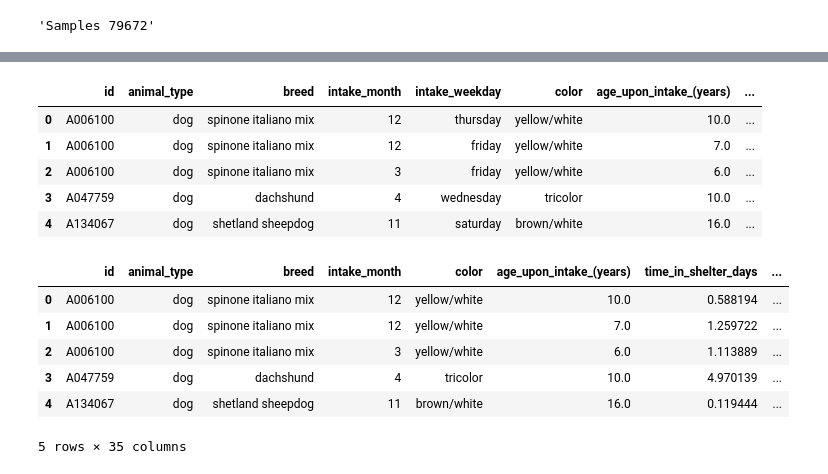
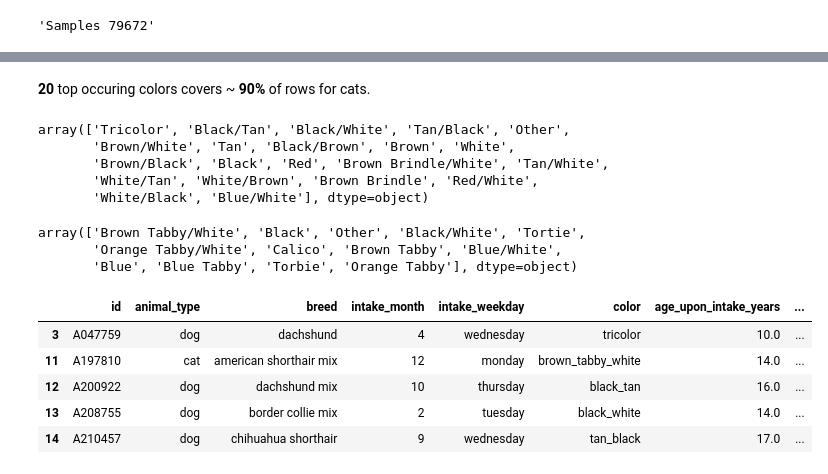
Before and after one commit to tara-pogancev/animal-adoption-prediction, a Jupyter notebook: AAC - EDA.ipynb, the cells around one changed output, grey strips where cells are left out. Saved outputs shown, nothing was run; the diff lists cells and outputs as text; code cells hidden in the pictures.

```diff
--- a/AAC - EDA.ipynb
+++ b/AAC - EDA.ipynb
@@ -112,0 +152,6 @@ aac_df.head(20)
+# %%
+filter_dogs = aac_df['animal_type'] == 'Dog'
+dogs_df = aac_df[filter_dogs]
+
+filter_cats = aac_df['animal_type'] == 'Cat'
+cats_df = aac_df[filter_cats]
@@ -113,36 +278,60 @@ aac_df.head(20)
+# %% [markdown]
+**20** top occuring colors covers ~ **90%** of rows for cats.
+# %%
+def leave_top_colors(top_colors):
+    return lambda color: color if color in top_colors else 'Other'
+# %%
+dogs_colors_top_90 = set(dogs_df['color'].value_counts(normalize=True).keys()[:20])
+aac_df.loc[filter_dogs, 'color'] = aac_df[filter_dogs]['color'].apply(leave_top_colors(dogs_colors_top_90))
+aac_df[filter_dogs]['color'].unique()
+# %% [output]
+array(['Tricolor', 'Black/Tan', 'Black/White', 'Tan/Black', 'Other',
+       'Brown/White', 'Tan', 'Black/Brown', 'Brown', 'White',
+       'Brown/Black', 'Black', 'Red', 'Brown Brindle/White', 'Tan/White',
+       'White/Tan', 'White/Brown', 'Brown Brindle', 'Red/White',
+       'White/Black', 'Blue/White'], dtype=object)
+# %%
+cats_colors_top_90 = set(cats_df['color'].value_counts(normalize=True).keys()[:12])
+aac_df.loc[filter_cats, 'color'] = aac_df[filter_cats]['color'].apply(leave_top_colors(cats_colors_top_90))
+aac_df[filter_cats]['color'].unique()
+# %% [output]
+array(['Brown Tabby/White', 'Black', 'Other', 'Black/White', 'Tortie',
+       'Orange Tabby/White', 'Calico', 'Brown Tabby', 'Blue/White',
+       'Blue', 'Blue Tabby', 'Torbie', 'Orange Tabby'], dtype=object)
 # %%
 # string columns to lowercase
 str_cols = [
     'animal_type',
     'breed',
     'color',
+    'intake_weekday',
     'intake_type',
-    'intake_weekday',
     'intake_condition',
     'sex',
     'reproductive_state_intake',
     'reproductive_state_outcome'
 ]
 
 for col in str_cols:
     aac_df[col] = aac_df[col].str.lower()
 
 aac_df['intake_type'] = aac_df['intake_type'].str.replace(' ', '_')
-
+aac_df['color'] = aac_df['color'].str.replace(r'[ /]', '_', regex='True')
 aac_df.head()
 # %% [output]
-|  | id | animal_type | breed | intake_month | intake_weekday | color | age_upon_intake_(years) | ... |
-| 0 | A006100 | dog | spinone italiano mix | 12 | thursday | yellow/white | 10.0 | ... |
-| 1 | A006100 | dog | spinone italiano mix | 12 | friday | yellow/white | 7.0 | ... |
-| 2 | A006100 | dog | spinone italiano mix | 3 | friday | yellow/white | 6.0 | ... |
+|  | id | animal_type | breed | intake_month | intake_weekday | color | age_upon_intake_years | ... |
 | 3 | A047759 | dog | dachshund | 4 | wednesday | tricolor | 10.0 | ... |
-| 4 | A134067 | dog | shetland sheepdog | 11 | saturday | brown/white | 16.0 | ... |
+| 11 | A197810 | cat | american shorthair mix | 12 | monday | brown_tabby_white | 14.0 | ... |
+| 12 | A200922 | dog | dachshund mix | 10 | thursday | black_tan | 16.0 | ... |
+| 13 | A208755 | dog | border collie mix | 2 | tuesday | black_white | 14.0 | ... |
+| 14 | A210457 | dog | chihuahua shorthair | 9 | wednesday | tan_black | 17.0 | ... |
 # %%
 # One hot encoding categorical data - all but color
 
 one_hot_cols = [
+    'intake_weekday',
+    'intake_month', # although it's a number it can be treated the same as the name of the month
     'intake_type',
-    'intake_weekday',
     'intake_condition',
     'sex',
     'reproductive_state_intake',
@@ -150,12 +339,4 @@ one_hot_cols = [
 ]
 
 aac_df_oh = pd.get_dummies(aac_df, columns=one_hot_cols)
-aac_df_oh.head()
+aac_df_oh.drop(columns=['sex_unknown', 'reproductive_state_intake_unknown', 'reproductive_state_outcome_unknown'], inplace=True)
-# %% [output]
-|  | id | animal_type | breed | intake_month | color | age_upon_intake_(years) | time_in_shelter_days | ... |
-| 0 | A006100 | dog | spinone italiano mix | 12 | yellow/white | 10.0 | 0.588194 | ... |
-| 1 | A006100 | dog | spinone italiano mix | 12 | yellow/white | 7.0 | 1.259722 | ... |
-| 2 | A006100 | dog | spinone italiano mix | 3 | yellow/white | 6.0 | 1.113889 | ... |
-| 3 | A047759 | dog | dachshund | 4 | tricolor | 10.0 | 4.970139 | ... |
-| 4 | A134067 | dog | shetland sheepdog | 11 | brown/white | 16.0 | 0.119444 | ... |
-5 rows × 35 columns
```
Also changed, not shown: parts of 45 cells of this notebook, 4 other files.
